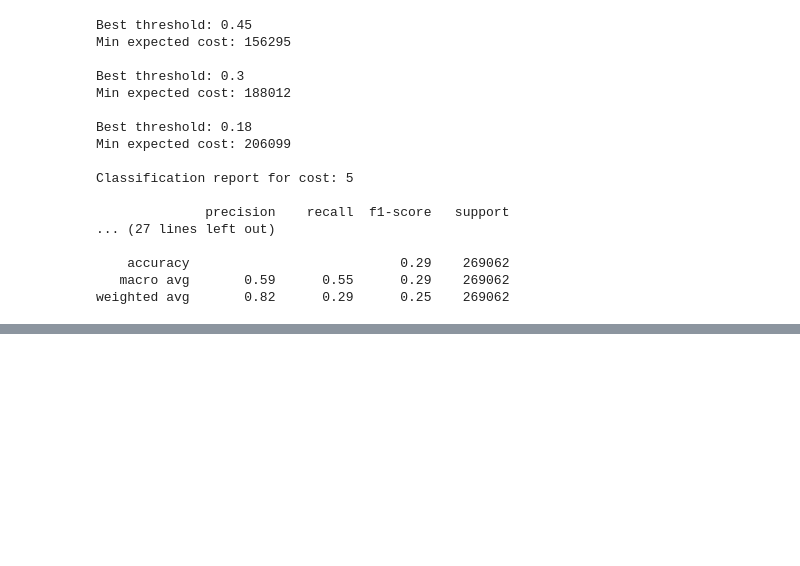
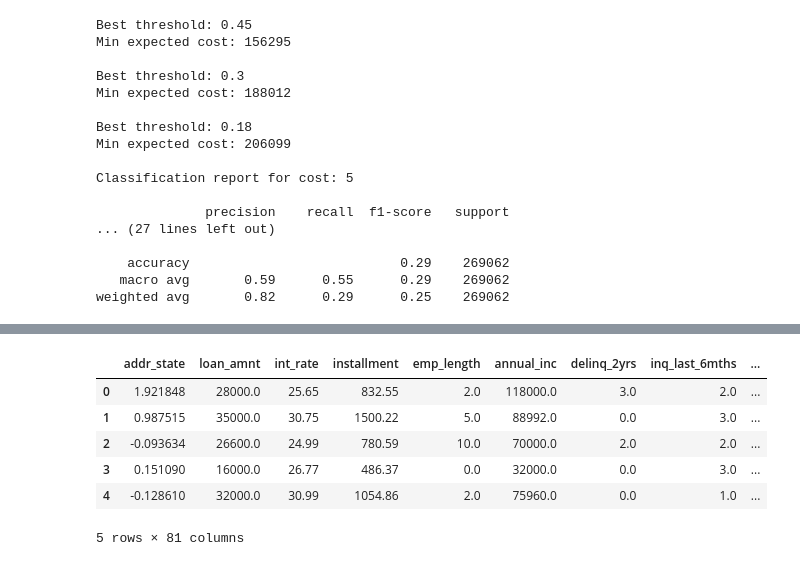
Before and after one commit to LukeHardy721/Credit-Risk-Modelling, a Jupyter notebook: notebooks/xg_boost.ipynb, the cells around one changed output, grey strips where cells are left out. Saved outputs shown, nothing was run; the diff lists cells and outputs as text; code cells hidden in the pictures; blank space fills up the shorter version.

```diff
--- a/notebooks/xg_boost.ipynb
+++ b/notebooks/xg_boost.ipynb
@@ -389,0 +401,15 @@ weighted avg       0.82      0.29      0.25    269062
+# %%
+df = pd.concat([train_df, test_df], axis=0, ignore_index=True)
+# %%
+df['default_prob'] = best_model_500.predict_proba(df.drop(['target'], axis=1))[:,1]
+# %%
+df_sorted = df.sort_values('default_prob', ascending=False).reset_index(drop=True)
+df_sorted.head()
+# %% [output]
+|  | addr_state | loan_amnt | int_rate | installment | emp_length | annual_inc | delinq_2yrs | inq_last_6mths | ... |
+| 0 | 1.921848 | 28000.0 | 25.65 | 832.55 | 2.0 | 118000.0 | 3.0 | 2.0 | ... |
+| 1 | 0.987515 | 35000.0 | 30.75 | 1500.22 | 5.0 | 88992.0 | 0.0 | 3.0 | ... |
+| 2 | -0.093634 | 26600.0 | 24.99 | 780.59 | 10.0 | 70000.0 | 2.0 | 2.0 | ... |
+| 3 | 0.151090 | 16000.0 | 26.77 | 486.37 | 0.0 | 32000.0 | 0.0 | 3.0 | ... |
+| 4 | -0.128610 | 32000.0 | 30.99 | 1054.86 | 2.0 | 75960.0 | 0.0 | 1.0 | ... |
+5 rows × 81 columns
```
Also changed, not shown: parts of 13 cells of this notebook, 1 other file.
